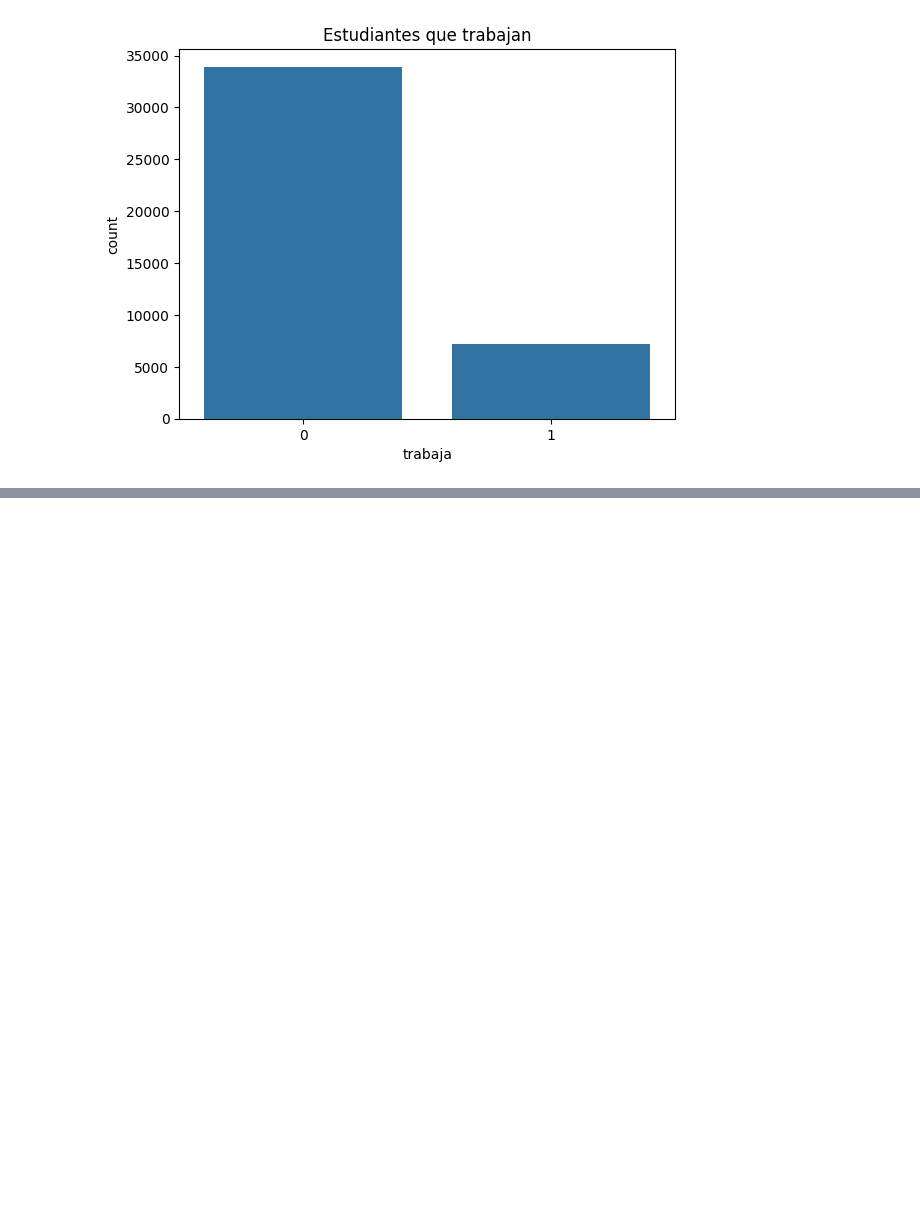
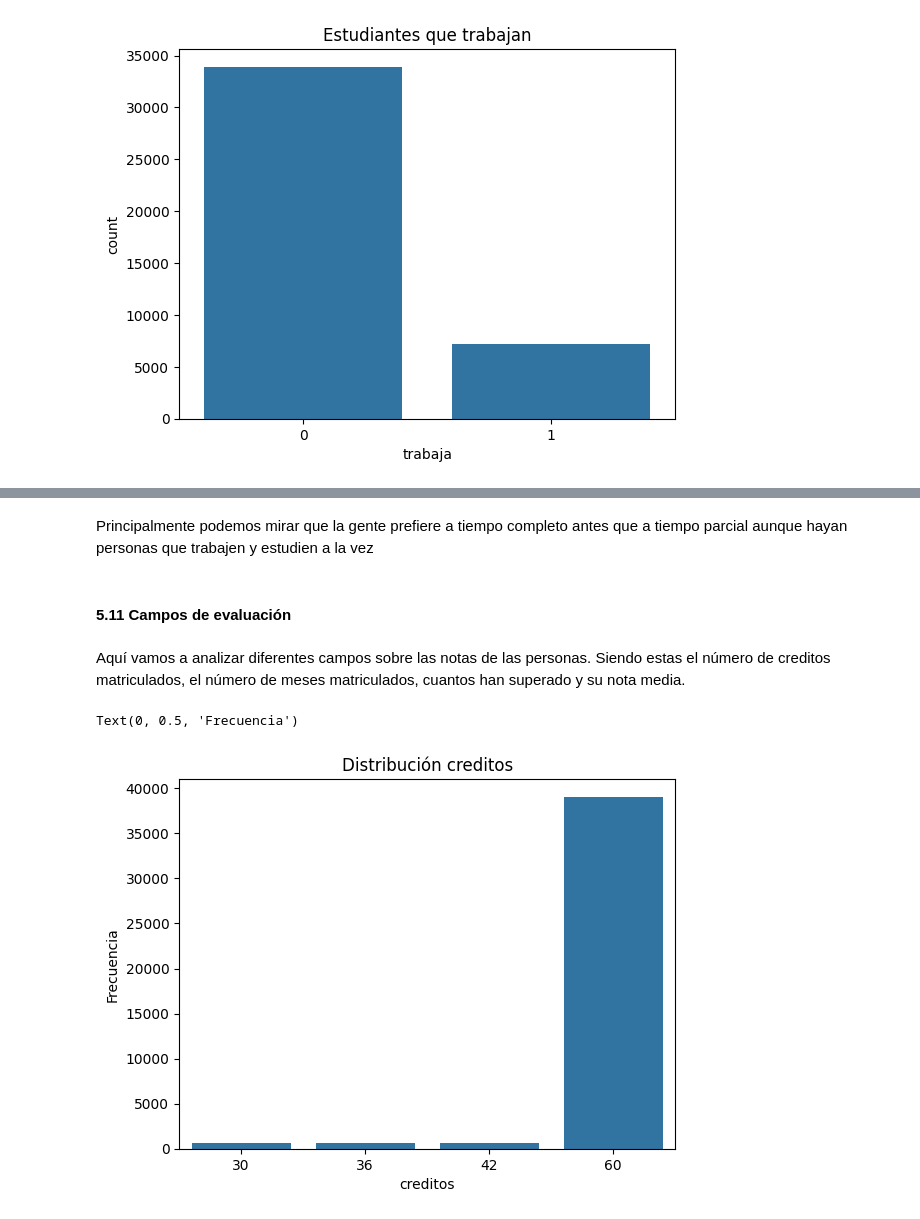
Before and after one commit to GuillermoMorcillo/Practica1Mineria, a Jupyter notebook: Práctica 1 - Análisis, procesamiento y validación .ipynb, the cells around one changed output, grey strips where cells are left out. Saved outputs shown, nothing was run; the diff lists cells and outputs as text; code cells hidden in the pictures; blank space fills up the shorter version.

```diff
--- a/Práctica 1 - Análisis, procesamiento y validación .ipynb
+++ b/Práctica 1 - Análisis, procesamiento y validación .ipynb
@@ -446,0 +473,17 @@ Text(0.5, 1.0, 'Estudiantes que trabajan')
+# %% [markdown]
+Principalmente podemos mirar que la gente prefiere a tiempo completo antes que a tiempo parcial aunque hayan personas que trabajen y estudien a la vez
+# %% [markdown]
+#### 5.11 Campos de evaluación
+# %% [markdown]
+Aquí vamos a analizar diferentes campos sobre las notas de las personas. Siendo estas el número de creditos matriculados, el número de meses matriculados, cuantos han superado y su nota media.
+# %%
+df_creditos = df_train["creditos_a1"]
+df_creditos = df_creditos.value_counts()
+
+sns.barplot(df_creditos)
+plt.title("Distribución creditos")
+plt.xlabel("creditos")
+plt.ylabel("Frecuencia")
+# %% [output]
+Text(0, 0.5, 'Frecuencia')
+[figure, added]
```
Also changed, not shown: parts of 38 cells of this notebook.
